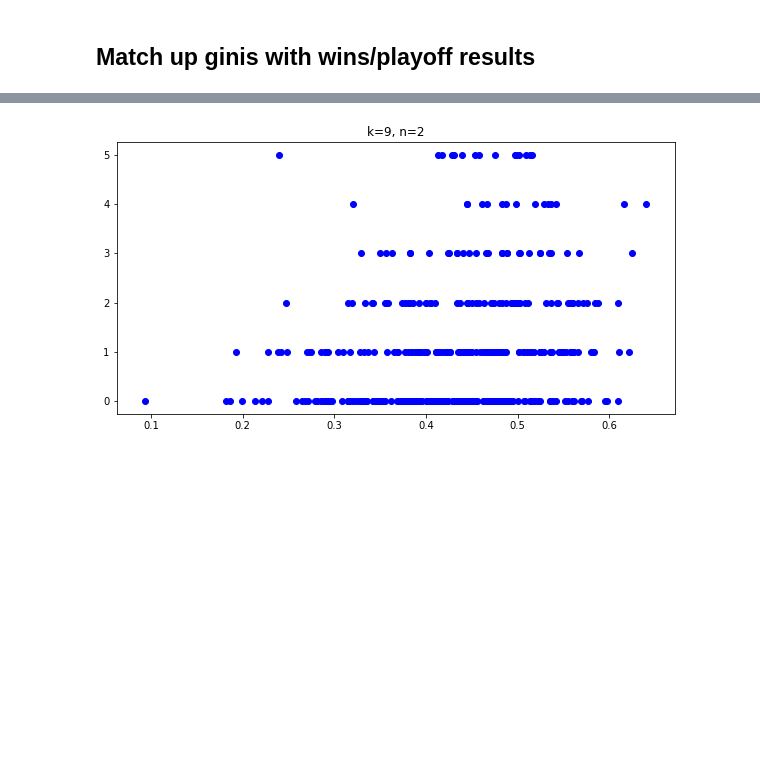
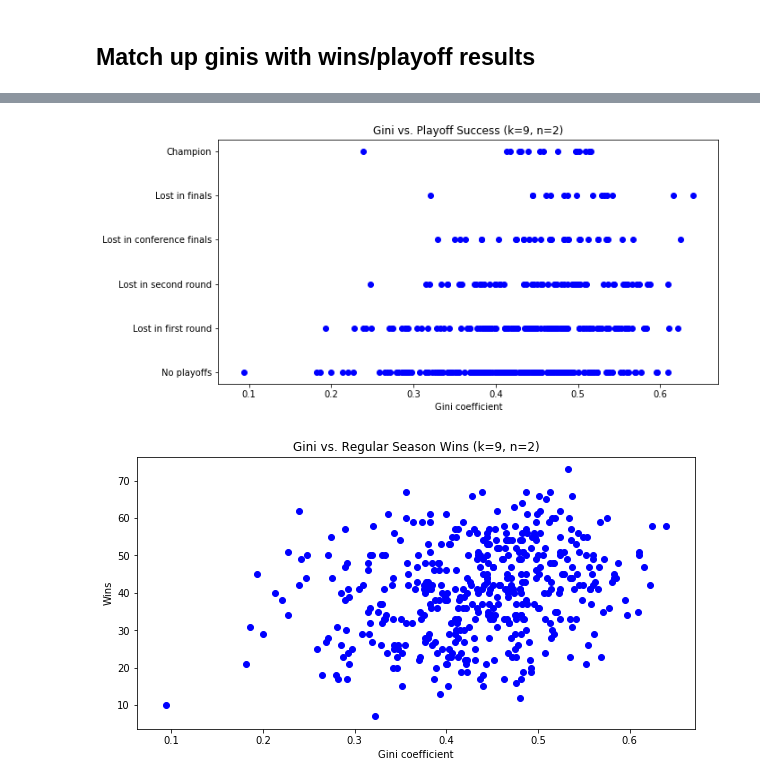
Before and after one commit to dalpert/thesis, a Jupyter notebook: thesis_season_data_scrape.ipynb, the cells around one changed output, grey strips where cells are left out. Saved outputs shown, nothing was run; the diff lists cells and outputs as text; code cells hidden in the pictures; blank space fills up the shorter version.

```diff
--- a/thesis_season_data_scrape.ipynb
+++ b/thesis_season_data_scrape.ipynb
@@ -460 +516,5 @@ plt.show()
+# %%
+plot_gini_playoff(k=9, n=2)
+# %% [output]
+[figure, added]
 # %%
@@ -481,8 +545,8 @@ def plot_gini(k, n):
     plt.show()
 # %%
-plot_gini(k=9, n=2)
+plot_gini_wins(k=9, n=2)
 # %% [output]
-[figure, old version]
+[figure, new version]
 # %%
 for k in range(2,11):
     for n in range(1,5):
```
Also changed, not shown: parts of 70 cells of this notebook, 19 other files.
